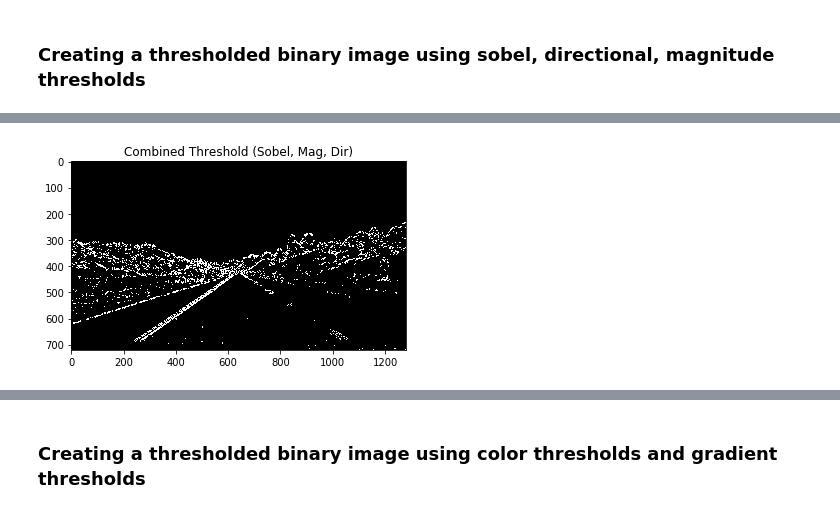
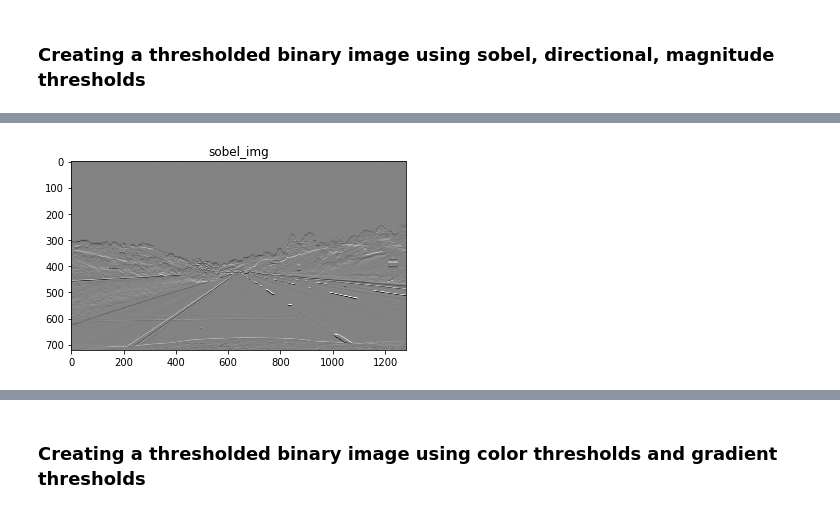
Before and after one commit to Varadharajan88/CarND-Advanced-Lane-Lines, a Jupyter notebook: examples/example.ipynb, the cells around one changed output, grey strips where cells are left out. Cells and saved outputs as stored; diff of their text form; code cells hidden in the pictures.

```diff
--- a/examples/example.ipynb
+++ b/examples/example.ipynb
@@ -107,7 +107,7 @@ disp_img('Undistorted', dst)
 # %% [markdown]
 ### Undistorting a test image
 # %%
-lane_img = cv2.imread('../test_images/test1.jpg')
+lane_img = cv2.imread('../test_images/straight_lines1.jpg')
 lane_img = cv2.cvtColor(lane_img, cv2.COLOR_BGR2RGB)
 
 lane_img_undist = cv2.undistort(lane_img, mtx, dist, None, mtx)
@@ -132,85 +132,78 @@ gray = cv2.cvtColor(img, cv2.COLOR_BGR2GRAY)
 # then takes an absolute value and applies a threshold.
 # Note: calling your function with orient='x', thresh_min=20, thresh_max=100
 # should produce output like the example image shown above this quiz.
+def sobel_grad(input_img, orient='x', sobel_kernel=3):
+    if (orient == 'x'):
+        sobel_img = cv2.Sobel(input_img, cv2.CV_64F, 1, 0, ksize = sobel_kernel)
+    else:
+        sobel_img = cv2.Sobel(input_img, cv2.CV_64F, 0, 1, ksize = sobel_kernel)
+    return sobel_img
+
+def scale_to_8bit(img):
+    return np.uint8(255 * img / np.max(img))
+
 def abs_sobel_thresh(img, orient='x', sobel_kernel=3, thresh=(0, 255)):
     # Apply the following steps to img
-    # 1) Convert to grayscale
-    gray = cv2.cvtColor(img, cv2.COLOR_RGB2GRAY)
-    # disp_img('gray', gray)
+
     # 2) Take the derivative in x or y given orient = 'x' or 'y'
-    # Calculate the derivative in the xx direction (the 1, 0 at the end denotes xx direction)
-    if orient == 'x':
-        sobel_img = cv2.Sobel(gray, cv2.CV_64F, 1, 0)
-        # disp_img('sobelx', sobel_img)
-    else:
-        # 2.5 Calculate the derivative in the yy direction (the 0, 1 at the end denotes y direction)
-        sobel_img = cv2.Sobel(gray, cv2.CV_64F, 0, 1)
-        # disp_img('sobely', sobel_img)
+    sobel_img = sobel_grad(img, orient, sobel_kernel)
 
     # 3) Take the absolute value of the derivative or gradient
     # Calculate the absolute value of the xx derivative
     abs_sobel = np.absolute(sobel_img)
-    # disp_img('abs_sobel', abs_sobel)
 
     # 4) Scale to 8-bit (0 - 255) then convert to type = np.uint8
     # 4. Convert the absolute value image to 8-bit
-    scaled_sobel = np.uint8(255 * abs_sobel / np.max(abs_sobel))
-    # disp_img('scaled_sobel', scaled_sobel)
+    scaled_sobel = scale_to_8bit(abs_sobel)
 
     # 5) Create a mask of 1's where the scaled gradient magnitude
     # is > thresh_min and < thresh_max
     # Create a binary threshold to select pixels based on gradient strength
     sxbinary = np.zeros_like(scaled_sobel)
     sxbinary[(scaled_sobel >= thresh[0]) & (scaled_sobel <= thresh[1])] = 1
-    # disp_img('sxbinary', sxbinary)
+    disp_img('sxbinary', sxbinary)
 
     # 6) Return this mask as your binary_output image
     return sxbinary
 
-# Define a function that applies Sobel x and y,
+# Define a function that gets Sobel x and y,
 # then computes the magnitude of the gradient
 # and applies a threshold
 def mag_thresh(img, sobel_kernel=3, mag_thresh=(0, 255)):
-    # Apply the following steps to img
-    # 1) Convert to grayscale
-    gray = cv2.cvtColor(img, cv2.COLOR_RGB2GRAY)
-    # disp_img('gray', gray)
-    # 2) Take the gradient in x and y separately
-    sobel_x = cv2.Sobel(gray, cv2.CV_64F, 1, 0, ksize=sobel_kernel)
+
+    # 2) Take the Sobel gradient in x and y separately
+    sobel_x = sobel_grad(img, 'x', sobel_kernel)
     # disp_img('sobelx', sobel_x)
 
-    sobel_y = cv2.Sobel(gray, cv2.CV_64F, 0, 1, ksize=sobel_kernel)
+    sobel_y = sobel_grad(img, 'y', sobel_kernel)
     # disp_img('sobely', sobel_y)
 
     # 3) Calculate the magnitude
     mag = np.sqrt(sobel_x**2 + sobel_y**2)
 
     # 4) Scale to 8-bit (0 - 255) and convert to type = np.uint8
-    scaled_sobel = np.uint8(255 * mag / np.max(mag))
+    scaled_mag = scale_to_8bit(np.absolute(mag))
     # disp_img('scaled_sobel', scaled_sobel)
 
     # 5) Create a binary mask where mag thresholds are met
-    sxbinary = np.zeros_like(scaled_sobel)
-    sxbinary[(scaled_sobel >= mag_thresh[0]) & (scaled_sobel <= mag_thresh[1])] = 1
-    # disp_img('sxbinary', sxbinary)
+    magbinary = np.zeros_like(scaled_mag)
+    magbinary[(scaled_mag >= mag_thresh[0]) & (scaled_mag <= mag_thresh[1])] = 1
+    disp_gray_img('magbinary', magbinary)
 
     # 6) Return this mask as your binary_output image
-    return sxbinary
+    return magbinary
 
-# Define a function that applies Sobel x and y,
+# Define a function that gets Sobel x and y,
 # then computes the direction of the gradient
 # and applies a threshold.
 def dir_threshold(img, sobel_kernel=3, thresh=(0, np.pi / 2)):
-    # Apply the following steps to img
-    # 1) Convert to grayscale
-    gray = cv2.cvtColor(img, cv2.COLOR_RGB2GRAY)
     # disp_img('gray', gray)
 
     # 2) Take the gradient in x and y separately
-    sobel_x = cv2.Sobel(gray, cv2.CV_64F, 1, 0, ksize=sobel_kernel)
+    sobel_x = sobel_grad(img, 'x', sobel_kernel)
     # disp_img('sobelx', sobel_x)
 
-    sobel_y = cv2.Sobel(gray, cv2.CV_64F, 0, 1, ksize=sobel_kernel)
+    sobel_y = sobel_grad(img, 'y', sobel_kernel)
     # disp_img('sobely', sobel_y)
 
     # 3) Take the absolute value of the x and y gradients
@@ -224,16 +217,31 @@ def dir_threshold(img, sobel_kernel=3, thresh=(0, np.pi / 2)):
     direction = np.arctan2(abs_sobely, abs_sobelx)
 
     # 5) Create a binary mask where direction thresholds are met
-    sxbinary = np.zeros_like(direction)
-    sxbinary[(direction >= thresh[0]) & (direction <= thresh[1])] = 1
-    # disp_img('sxbinary', sxbinary)
+    dirbinary = np.zeros_like(direction)
+    dirbinary[(direction >= thresh[0]) & (direction <= thresh[1])] = 1
+    disp_img('dirbinary', dirbinary)
 
     # 6) Return this mask as your binary_output image
-    return sxbinary
+    return dirbinary
 
 kernel_size = 15
 
 # Run the combined function
+def combined_grad_threshold(image):
+    hls_img = cv2.cvtColor(image, cv2.COLOR_RGB2HLS)
+    l = hls_img[:, :, 1]
+    combined_img = np.zeros_like(l)
+    sobel_img = sobel_grad(l, 'x', 5)
+    disp_gray_img('sobel_img', sobel_img)
+    sobel_img = sobel_grad(l, 'y', 5)
+    disp_gray_img('sobel_img', sobel_img)
+    dirbinary = dir_threshold(l, 5, (0.7, 1.4))
+    magbinary = mag_thresh(l, 5, (40, 255))
+    sxbinary = abs_sobel_thresh(l,'x', 5, (30, 255))
+    combined_img[(sxbinary == 1) | (magbinary == 1) & (dirbinary == 1)] = 1
+
+    return combined_img
+
 def combined_threshold(image):
     gradx = abs_sobel_thresh(image, orient='x', sobel_kernel=kernel_size, thresh=(20, 100))
     grady = abs_sobel_thresh(image, orient='y', sobel_kernel=kernel_size, thresh=(20, 100))
@@ -244,7 +252,7 @@ def combined_threshold(image):
 
     return combined_img
 
-combined_gradient = combined_threshold(img)
-disp_img('Original', img)
-disp_gray_img('Combined Threshold (Sobel, Mag, Dir)', combined_gradient)
+combined_gradient = combined_grad_threshold(lane_img_undist)
+disp_img('Original', lane_img_undist)
+disp_gray_img('Combined Gradient Threshold (Sobel, Mag, Dir)', combined_gradient)
 # %% [output]
@@ -252 +260 @@ disp_gray_img('Combined Threshold (Sobel, Mag, Dir)', combined_gradient)
-[figure, old version]
+[figure, new version]
```
Also changed, not shown: parts of 11 cells of this notebook, 1 other file.
